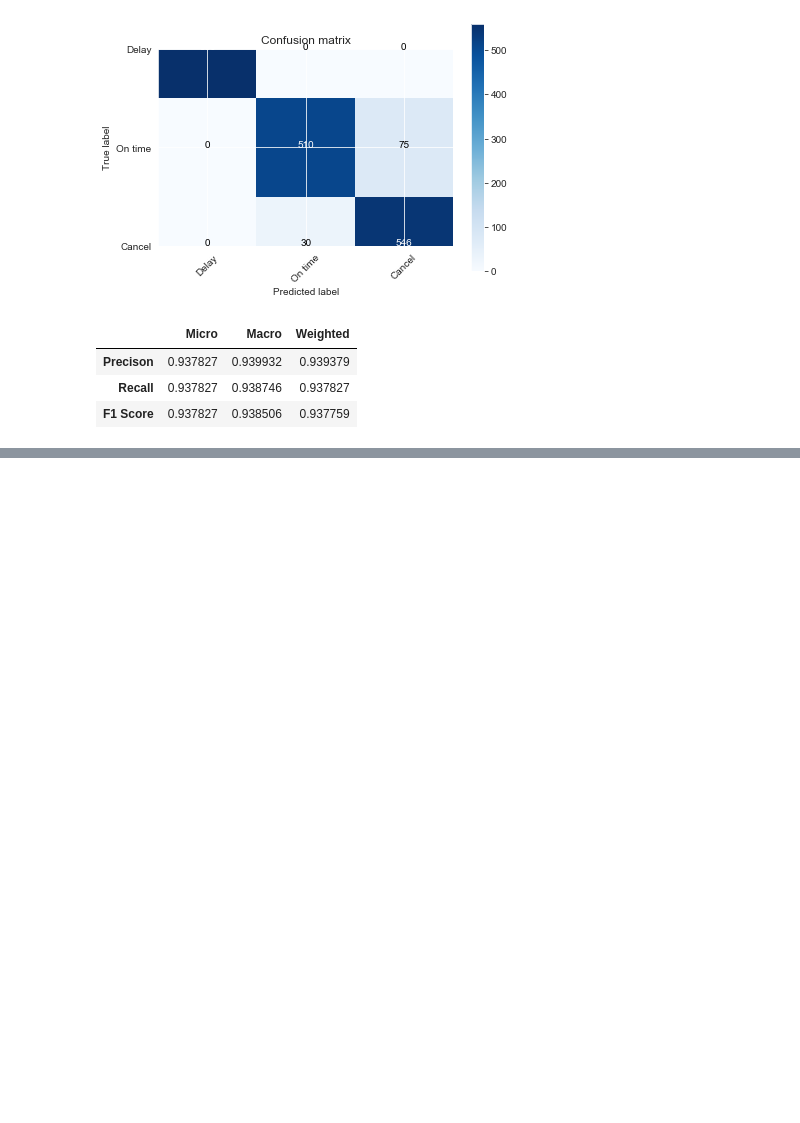
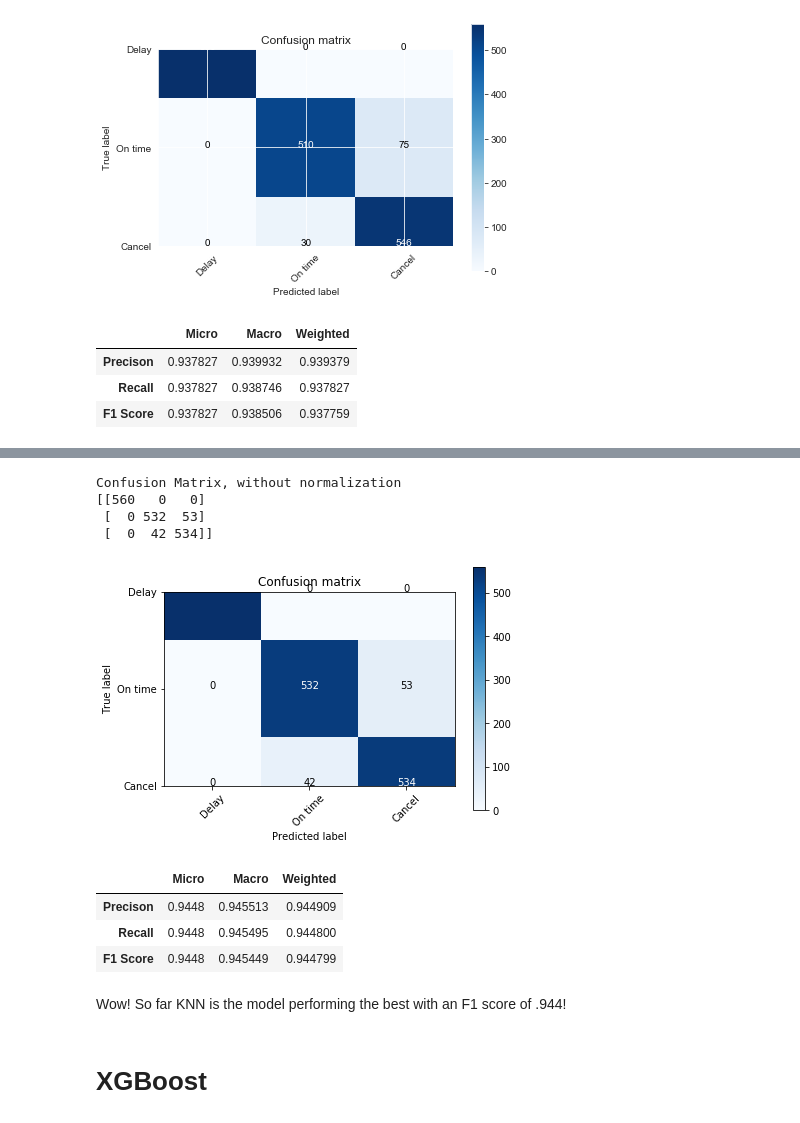
Before and after one commit to emilia329/Fly-High, a Jupyter notebook: EWRModel.ipynb, the cells around one changed output, grey strips where cells are left out. Saved outputs shown, nothing was run; the diff lists cells and outputs as text; code cells hidden in the pictures; blank space fills up the shorter version.

```diff
--- a/EWRModel.ipynb
+++ b/EWRModel.ipynb
@@ -321,0 +386,30 @@ After tuning the model, we can see F1 Score increases a tad bit to .93 from .92.
+# %%
+model2 = KNeighborsClassifier(n_neighbors=1)
+model2.fit(X_train, y_train)
+
+y_predknnbest = model2.predict(X_test)
+# %%
+cm1 = confusion_matrix(y_test,y_predknnbest)
+classes = ['Delay', 'On time','Cancel']
+# %%
+plot_confusion_matrix(cm1, classes,
+                          normalize=False,
+                          title='Confusion matrix',
+                          cmap=plt.cm.Blues)
+# %% [output]
+Confusion Matrix, without normalization
+[[560   0   0]
+ [  0 532  53]
+ [  0  42 534]]
+[figure, added]
+# %%
+datatable(y_test,y_predknnbest)
+# %% [output]
+|  | Micro | Macro | Weighted |
+| Precison | 0.9448 | 0.945513 | 0.944909 |
+| Recall | 0.9448 | 0.945495 | 0.944800 |
+| F1 Score | 0.9448 | 0.945449 | 0.944799 |
+# %% [markdown]
+Wow! So far KNN is the model performing the best with an F1 score of .944!
+# %% [markdown]
+# XGBoost
```
Also changed, not shown: parts of 30 cells of this notebook, 2 other files.
